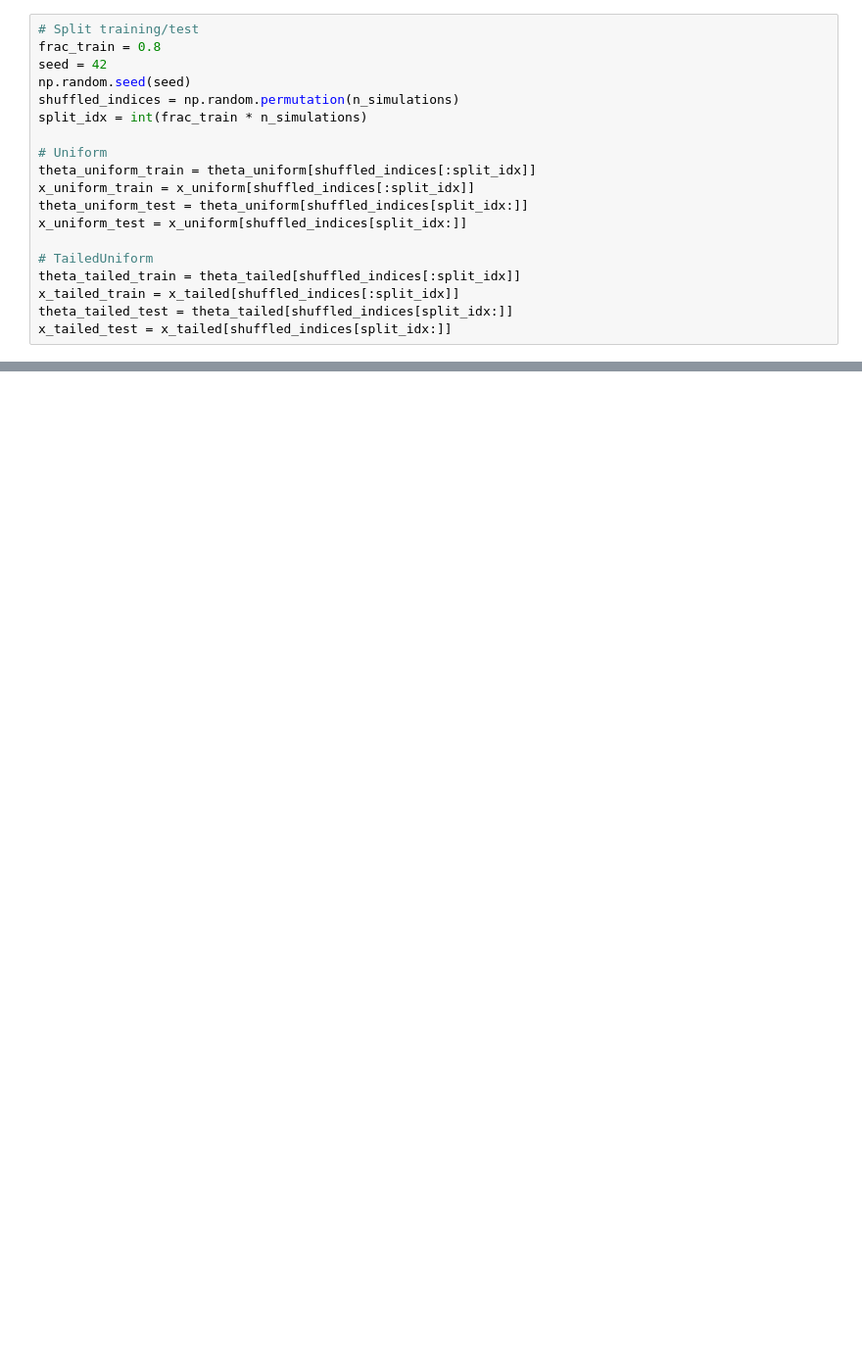
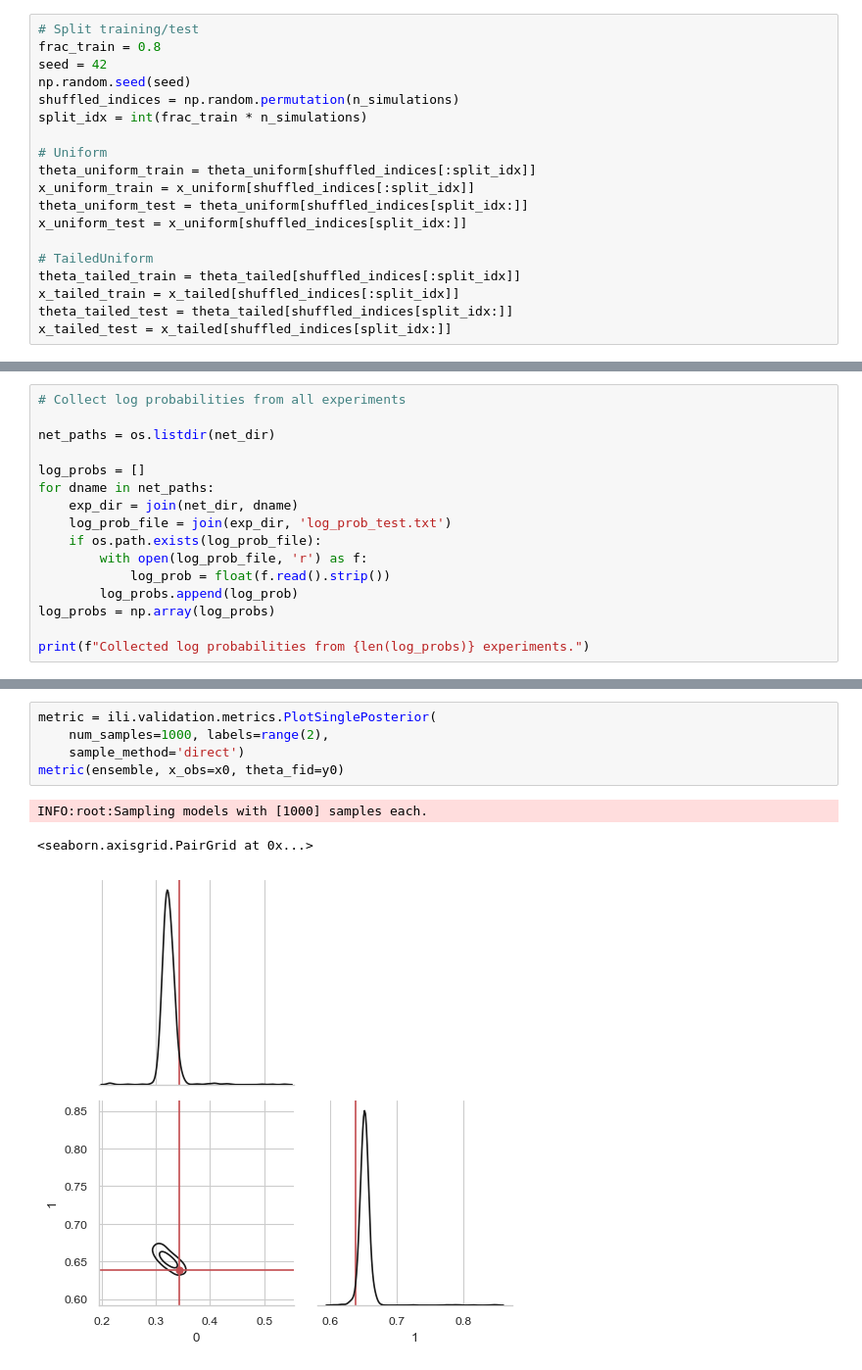
Before and after one commit to chaipattira/tailed-uniform-sbi, a Jupyter notebook: notebooks/sci-2-dim-optuna.ipynb, the cells around one changed output, grey strips where cells are left out. Shown at 98% size. Saved outputs shown, nothing was run; the diff lists cells and outputs as text; blank space fills up the shorter version.

```diff
--- a/notebooks/sci-2-dim-optuna.ipynb
+++ b/notebooks/sci-2-dim-optuna.ipynb
@@ -375,0 +234,16 @@ Saved plot: sci-2-dim-figures/histogram.png
+# %%
+# Collect log probabilities from all experiments
+
+net_paths = os.listdir(net_dir)
+
+log_probs = []
+for dname in net_paths:
+    exp_dir = join(net_dir, dname)
+    log_prob_file = join(exp_dir, 'log_prob_test.txt')
+    if os.path.exists(log_prob_file):
+        with open(log_prob_file, 'r') as f:
+            log_prob = float(f.read().strip())
+        log_probs.append(log_prob)
+log_probs = np.array(log_probs)
+
+print(f"Collected log probabilities from {len(log_probs)} experiments.")
@@ -375,0 +317,9 @@ Saved plot: sci-2-dim-figures/histogram.png
+# %%
+metric = ili.validation.metrics.PlotSinglePosterior(
+    num_samples=1000, labels=range(2),
+    sample_method='direct')
+metric(ensemble, x_obs=x0, theta_fid=y0)
+# %% [output]
+INFO:root:Sampling models with [1000] samples each.
+<seaborn.axisgrid.PairGrid at 0x...>
+[figure, added]
```
Also changed, not shown: parts of 18 cells of this notebook, 2 other files.
